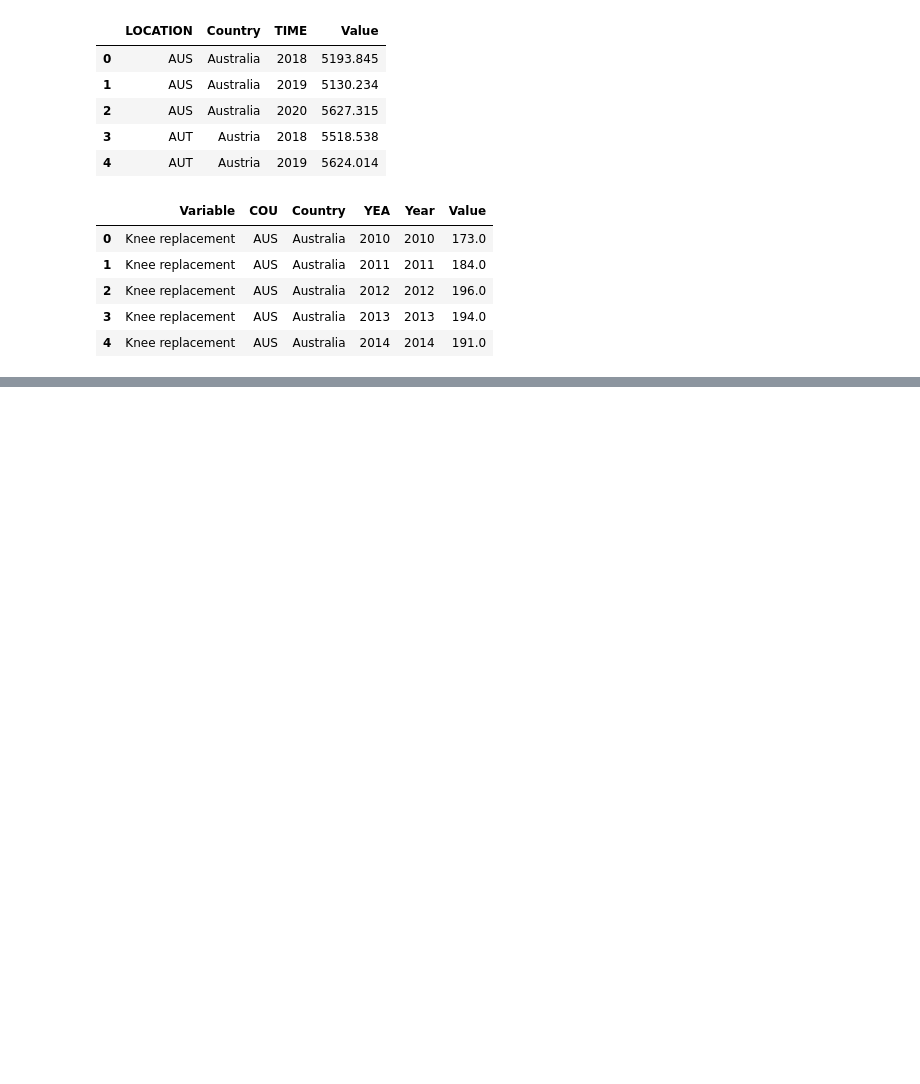
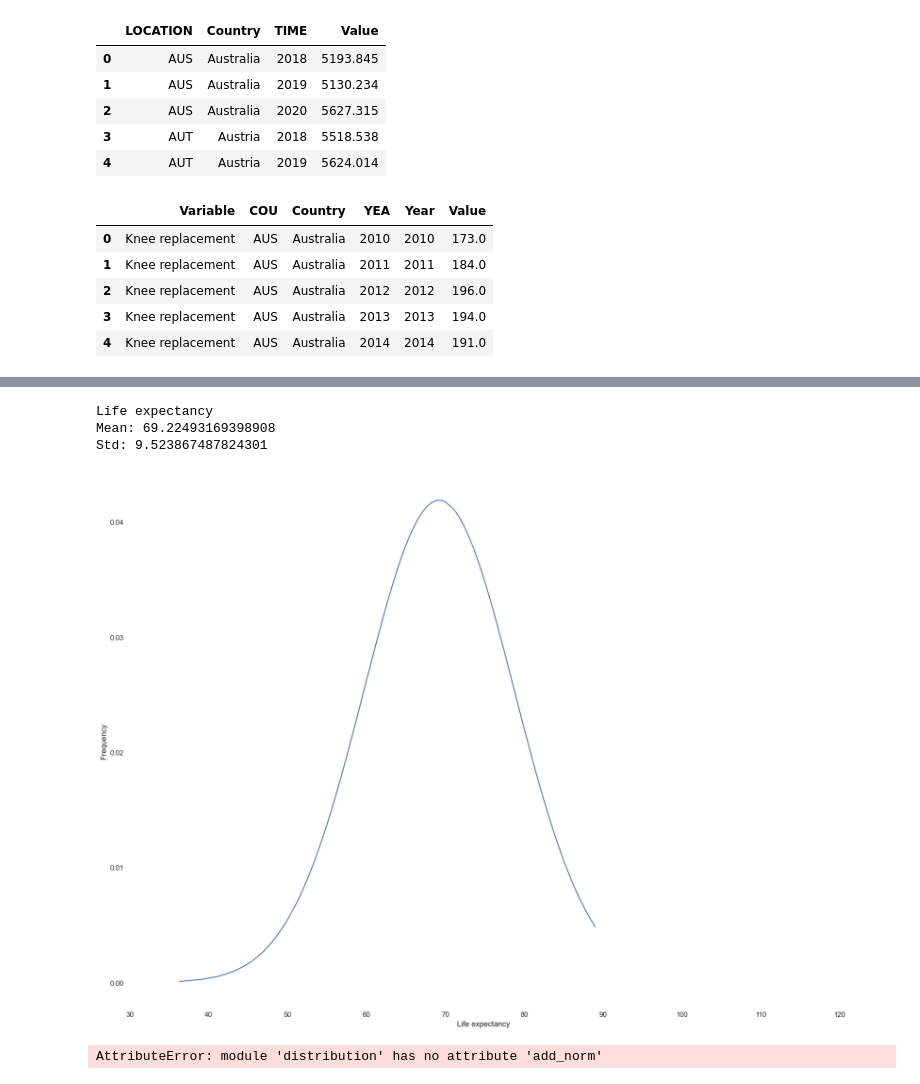
Before and after one commit to zhui803/BeastCancerDS, a Jupyter notebook: max_test.ipynb, the cells around one changed output, grey strips where cells are left out. Drawn from its saved outputs; the diff is of its cells as text; code cells hidden in the pictures; blank space fills up the shorter version.

```diff
--- a/max_test.ipynb
+++ b/max_test.ipynb
@@ -134,0 +186,17 @@ mini_df_wait_time.head()
+# %%
+
+column = "Life expectancy "
+
+mean, std = dist.dist_info(mini_life_exp_df, column)
+
+dist.dist_plot(mini_life_exp_df, column, mean, std, 30, 120)
+
+mini_life_exp_df = dist.add_norm(mini_life_exp_df, column, "Life Exp Scaled")
+
+mini_life_exp_df.head()
+# %% [output]
+Life expectancy
+Mean: 69.22493169398908
+Std: 9.523867487824301
+[figure, added]
+AttributeError: module 'distribution' has no attribute 'add_norm'
```
Also changed, not shown: parts of 6 cells of this notebook, 2 other files.
